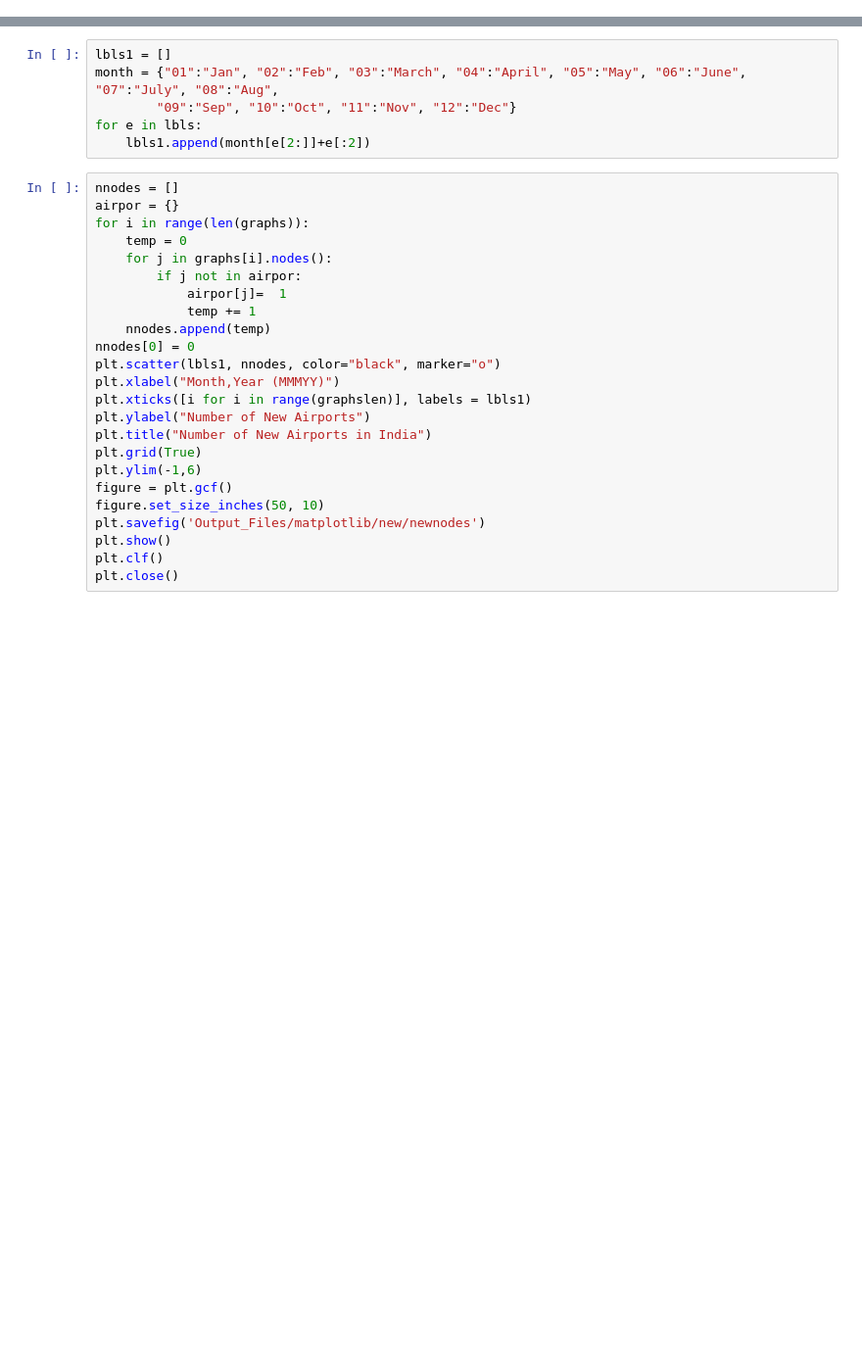
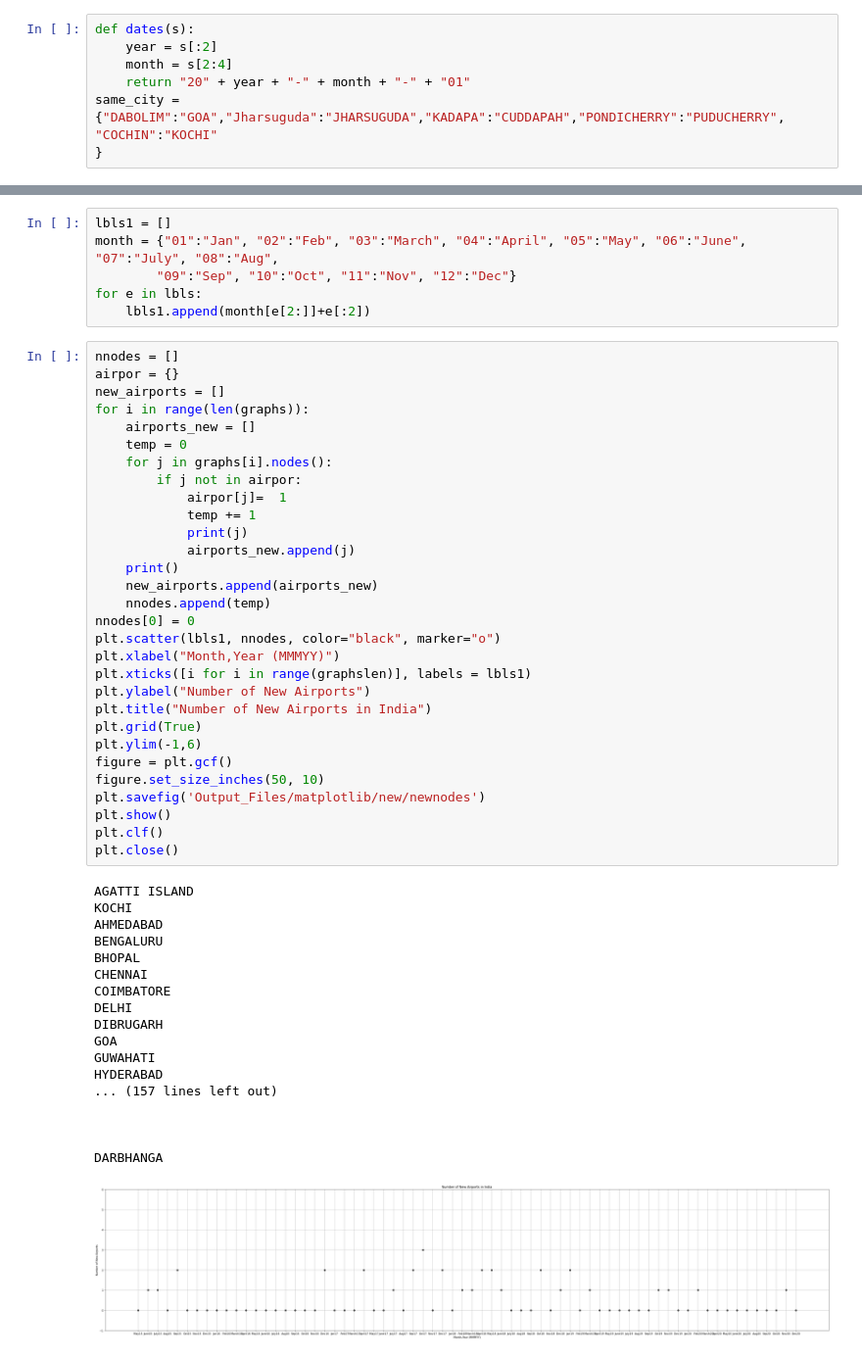
Before and after one commit to mbasil09/Analysis-of-Transport-Network, a Jupyter notebook: Evolution of Network.ipynb, the cells around one changed output, grey strips where cells are left out. Shown at 98% size. Cells and saved outputs as stored; diff of their text form; blank space fills up the shorter version.

```diff
--- a/Evolution of Network.ipynb
+++ b/Evolution of Network.ipynb
@@ -23,4 +24,11 @@ for i in excel_list1:
     if(i.endswith(".csv")):
         excel_list.append(i)
 excel_list.sort()
+# %%
+def dates(s):
+    year = s[:2]
+    month = s[2:4]
+    return "20" + year + "-" + month + "-" + "01"
+same_city = {"DABOLIM":"GOA","Jharsuguda":"JHARSUGUDA","KADAPA":"CUDDAPAH","PONDICHERRY":"PUDUCHERRY", "COCHIN":"KOCHI"
+}
 # %%
@@ -72,24 +136,49 @@ for e in lbls:
 # %%
 nnodes = []
 airpor = {}
+new_airports = []
 for i in range(len(graphs)):
+    airports_new = []
     temp = 0
     for j in graphs[i].nodes():
         if j not in airpor:
             airpor[j]=  1
             temp += 1
+            print(j)
+            airports_new.append(j)
+    print()
+    new_airports.append(airports_new)
     nnodes.append(temp)
 nnodes[0] = 0
 plt.scatter(lbls1, nnodes, color="black", marker="o")
 plt.xlabel("Month,Year (MMMYY)")
 plt.xticks([i for i in range(graphslen)], labels = lbls1)
 plt.ylabel("Number of New Airports")
 plt.title("Number of New Airports in India")
 plt.grid(True)
 plt.ylim(-1,6)
 figure = plt.gcf()
 figure.set_size_inches(50, 10)
 plt.savefig('Output_Files/matplotlib/new/newnodes')
 plt.show()
 plt.clf()
 plt.close()
+# %% [output]
+AGATTI ISLAND
+KOCHI
+AHMEDABAD
+BENGALURU
+BHOPAL
+CHENNAI
+COIMBATORE
+DELHI
+DIBRUGARH
+GOA
+GUWAHATI
+HYDERABAD
+... (157 lines left out)
+
+
+
+DARBHANGA
+[figure, added]
```
Also changed, not shown: parts of 10 cells of this notebook, 2 other files.
